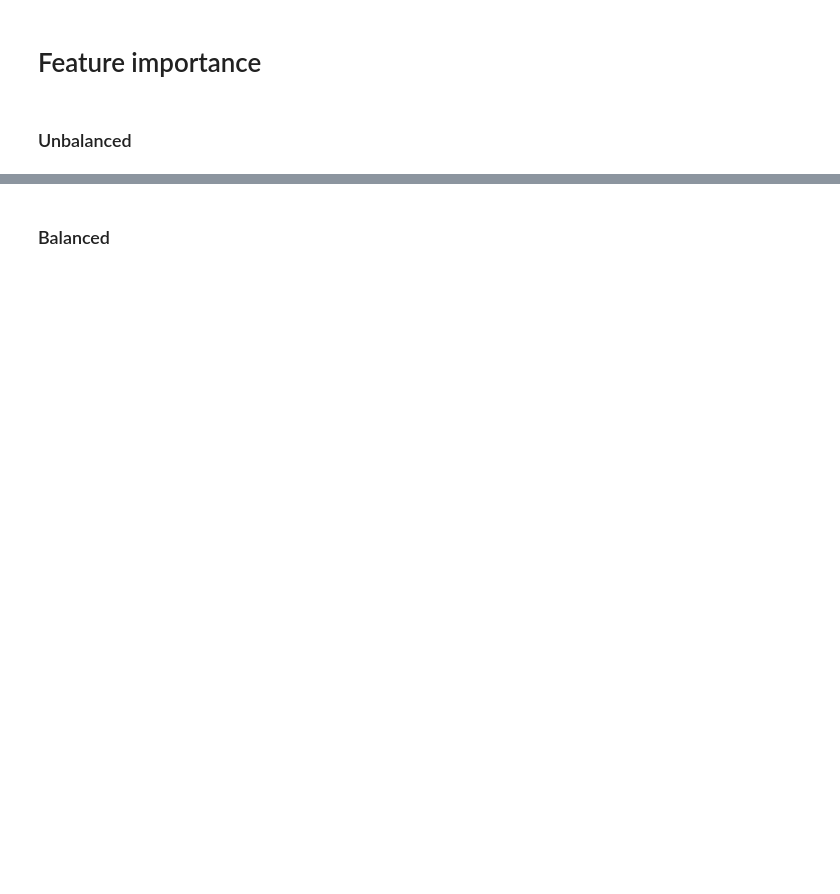
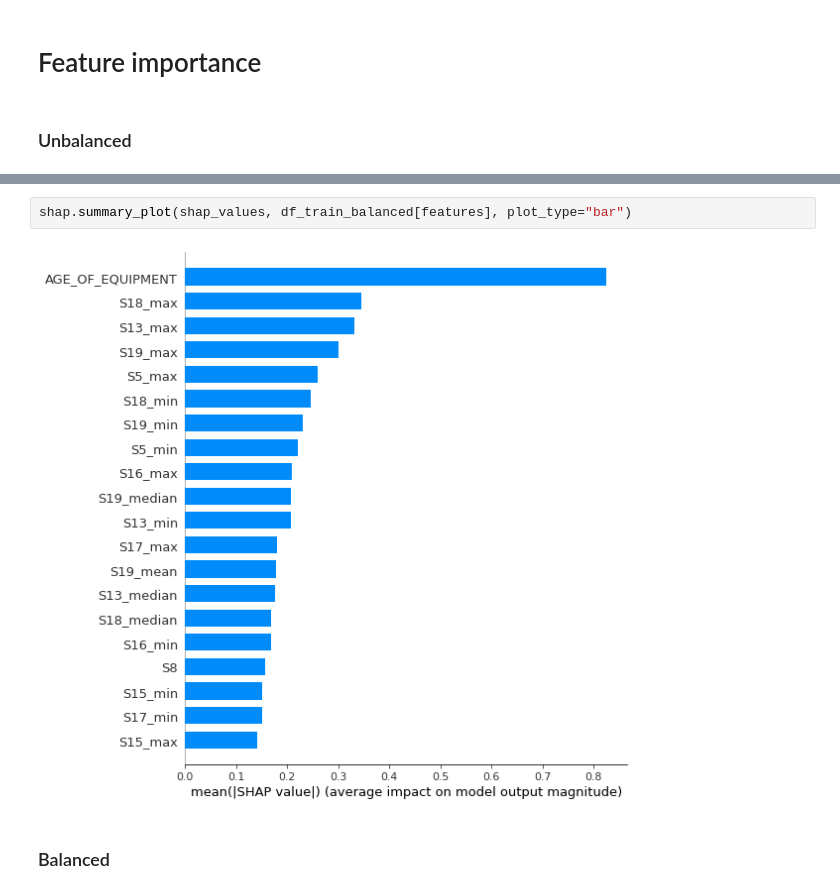
Before and after one commit to DmitriyValetov/machine_failure, a Jupyter notebook: catboost_use.ipynb, the cells around one changed output, grey strips where cells are left out. Saved outputs shown, nothing was run; the diff lists cells and outputs as text; blank space fills up the shorter version.

```diff
--- a/catboost_use.ipynb
+++ b/catboost_use.ipynb
@@ -385,2 +409,6 @@ test roc: 0.498
+# %%
+shap.summary_plot(shap_values, df_train_balanced[features], plot_type="bar")
+# %% [output]
+[figure, added]
 # %% [markdown]
 ### Balanced
```
Also changed, not shown: parts of 18 cells of this notebook.
